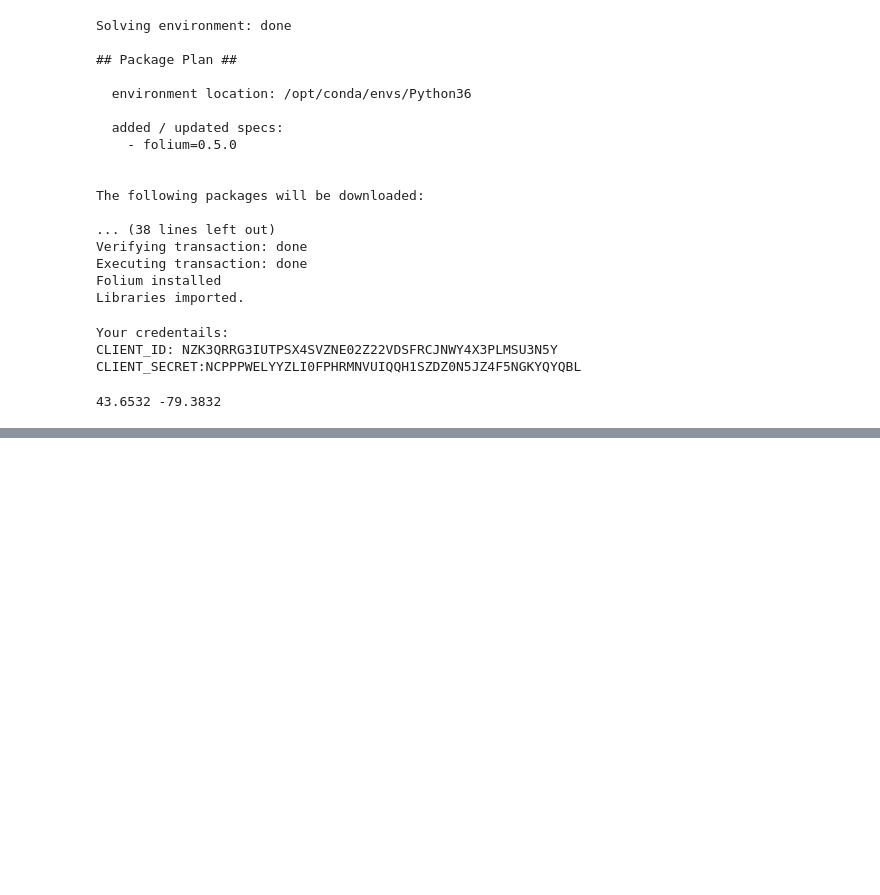
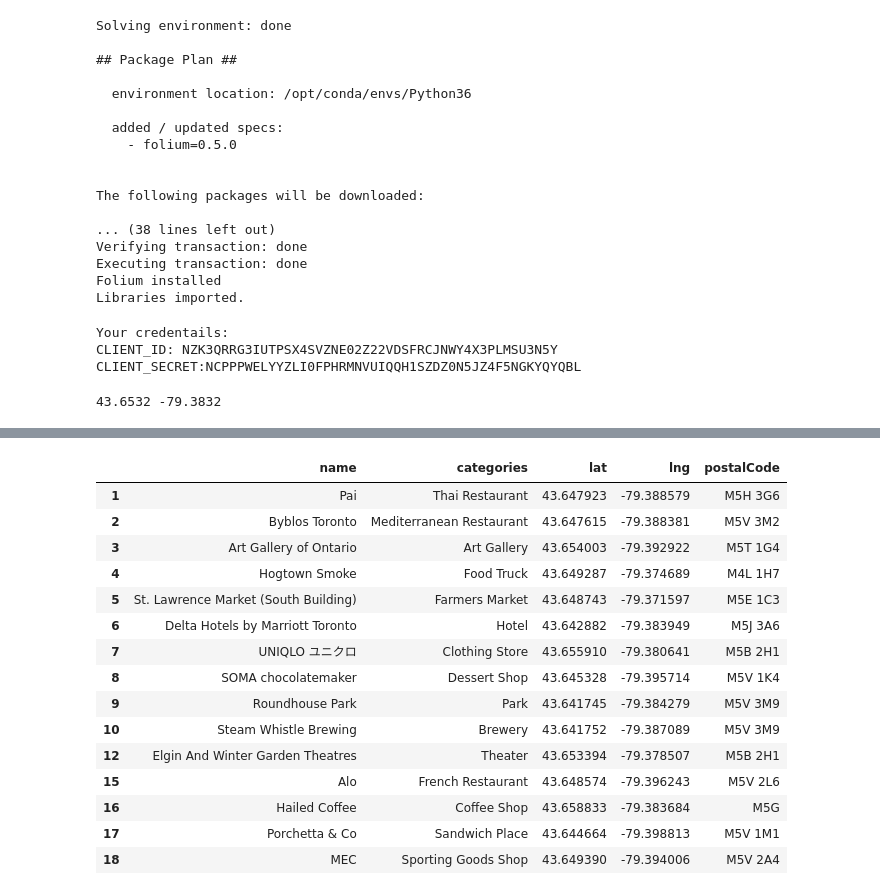
Before and after one commit to jeferson-alves/Coursera_Capstone, a Jupyter notebook: Applied Data Capstone - week 3 - part c.ipynb, the cells around one changed output, grey strips where cells are left out. Saved outputs shown, nothing was run; the diff lists cells and outputs as text; code cells hidden in the pictures; blank space fills up the shorter version.

```diff
--- a/Applied Data Capstone - week 3 - part c.ipynb
+++ b/Applied Data Capstone - week 3 - part c.ipynb
@@ -283,0 +357,23 @@ venues_map
+# %%
+df_clean = dataframe_filtered.dropna(subset=['postalCode'])
+# %%
+df_clean = df_clean[['name','categories','lat','lng','postalCode']]
+# %%
+df_clean.head(15)
+# %% [output]
+|  | name | categories | lat | lng | postalCode |
+| 1 | Pai | Thai Restaurant | 43.647923 | -79.388579 | M5H 3G6 |
+| 2 | Byblos Toronto | Mediterranean Restaurant | 43.647615 | -79.388381 | M5V 3M2 |
+| 3 | Art Gallery of Ontario | Art Gallery | 43.654003 | -79.392922 | M5T 1G4 |
+| 4 | Hogtown Smoke | Food Truck | 43.649287 | -79.374689 | M4L 1H7 |
+| 5 | St. Lawrence Market (South Building) | Farmers Market | 43.648743 | -79.371597 | M5E 1C3 |
+| 6 | Delta Hotels by Marriott Toronto | Hotel | 43.642882 | -79.383949 | M5J 3A6 |
+| 7 | UNIQLO ユニクロ | Clothing Store | 43.655910 | -79.380641 | M5B 2H1 |
+| 8 | SOMA chocolatemaker | Dessert Shop | 43.645328 | -79.395714 | M5V 1K4 |
+| 9 | Roundhouse Park | Park | 43.641745 | -79.384279 | M5V 3M9 |
+| 10 | Steam Whistle Brewing | Brewery | 43.641752 | -79.387089 | M5V 3M9 |
+| 12 | Elgin And Winter Garden Theatres | Theater | 43.653394 | -79.378507 | M5B 2H1 |
+| 15 | Alo | French Restaurant | 43.648574 | -79.396243 | M5V 2L6 |
+| 16 | Hailed Coffee | Coffee Shop | 43.658833 | -79.383684 | M5G |
+| 17 | Porchetta & Co | Sandwich Place | 43.644664 | -79.398813 | M5V 1M1 |
+| 18 | MEC | Sporting Goods Shop | 43.649390 | -79.394006 | M5V 2A4 |
```
Also changed, not shown: parts of 11 cells of this notebook.
